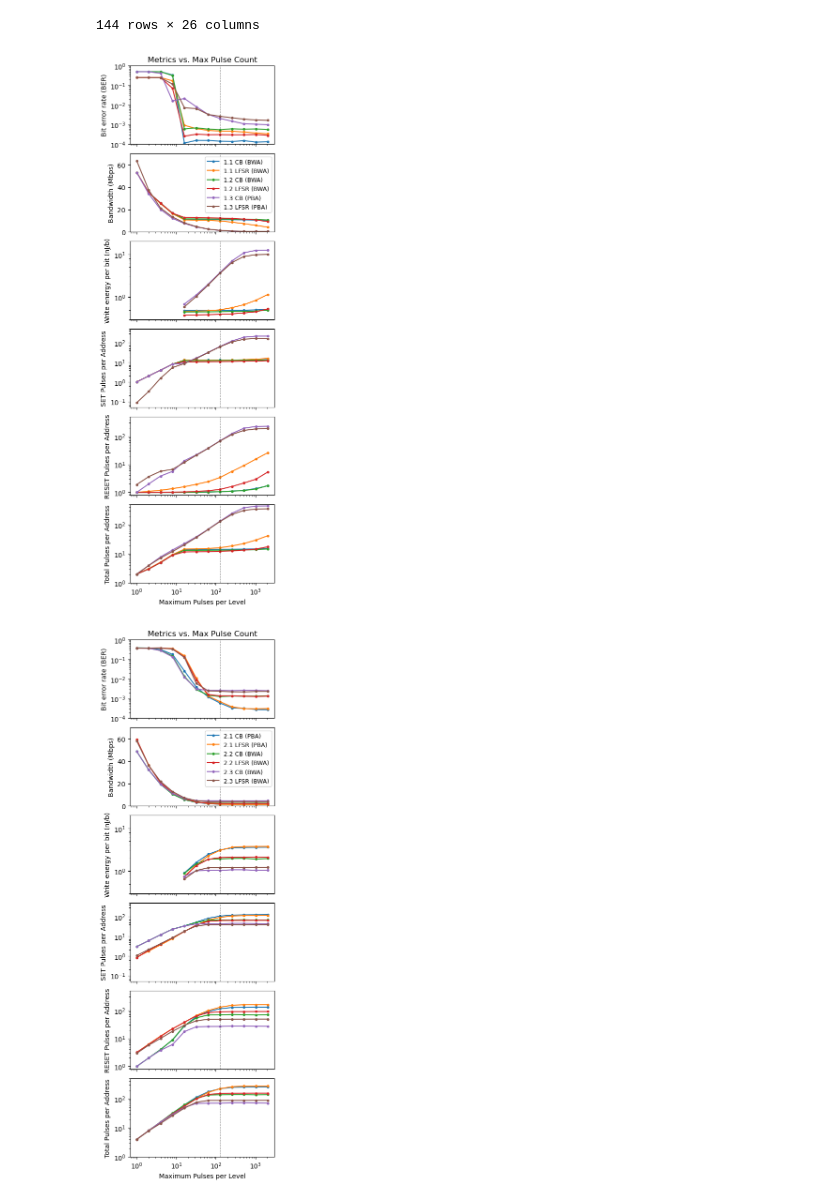
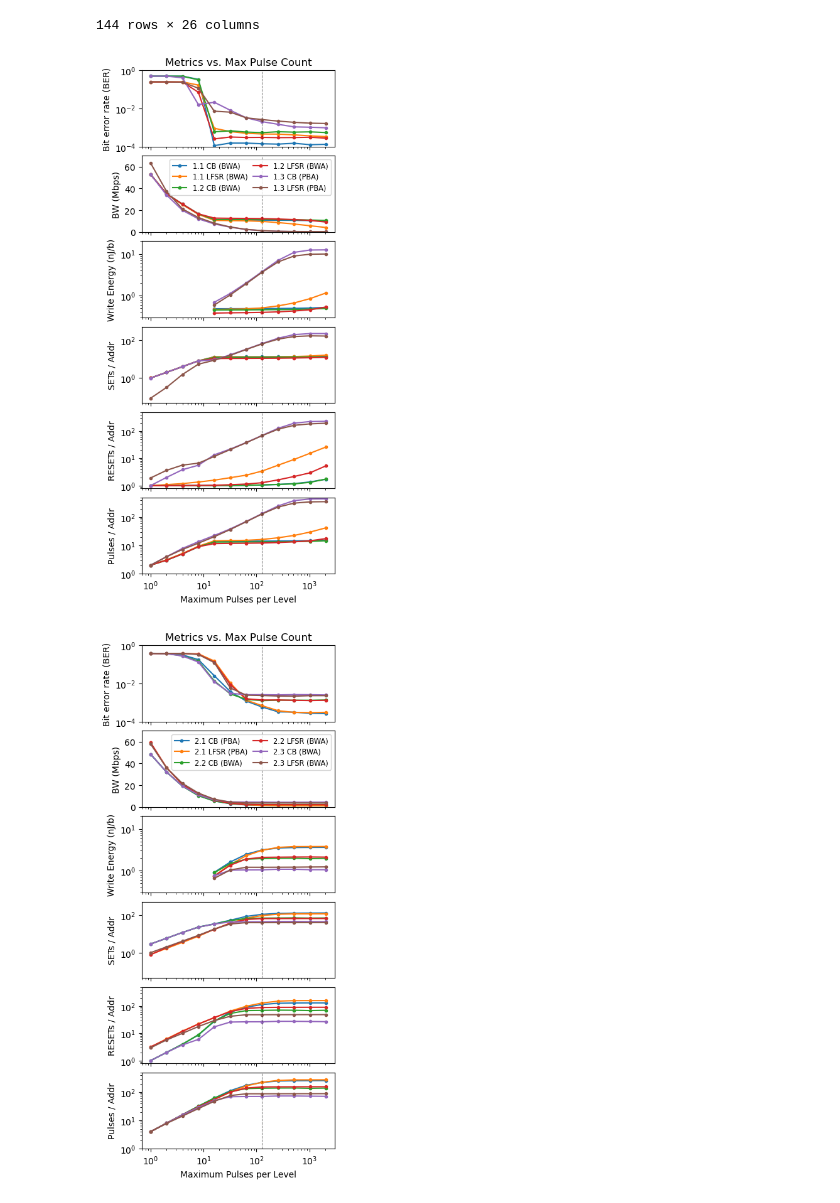
Before and after one commit to akashlevy/ember-python, a Jupyter notebook: opt/analysis.ipynb, the cells around one changed output. Drawn from its saved outputs; the diff is of its cells as text; code cells hidden in the pictures.

```diff
--- a/opt/analysis.ipynb
+++ b/opt/analysis.ipynb
@@ -135,7 +135,7 @@ data
 # Plot write BER tradeoff vs. attempts
 nplots = 6
 for bpc in range(1,3):
-  fig, axs = plt.subplots(nplots, 1, figsize=(4,nplots*2), sharex=True)
+  fig, axs = plt.subplots(nplots, 1, figsize=(4,nplots*1.5), sharex=True)
   for (bpc, alias), d in data[data["bpc"] == bpc].groupby(["bpc", "name"]):
     plt.xlabel("Maximum Pulses per Level")
     plt.xscale("log")
@@ -144,46 +144,46 @@ for bpc in range(1,3):
     axs[0].plot(d["att"], d["ber"], ".-", label=alias)
     axs[0].set_ylim(1e-4, 1)
 
-    axs[1].set_ylabel("Bandwidth (Mbps)")
+    axs[1].set_ylabel("BW (Mbps)")
     axs[1].plot(d["att"], d["bw"]/1e6, ".-", label=alias)
     axs[1].set_ylim(0, 70)
 
-    axs[2].set_ylabel("Write energy per bit (nJ/b)")
+    axs[2].set_ylabel("Write Energy (nJ/b)")
     axs[2].plot(d["att"], d["energy_per_bit"]*1e9, ".-", label=alias)
     axs[2].set_ylim(3e-1, 20)
 
-    axs[3].set_ylabel("SET Pulses per Address")
+    axs[3].set_ylabel("SETs / Addr")
     axs[3].plot(d["att"], d["sets"]/d["successes"], ".-", label=alias)
     axs[3].set_ylim(5e-2, 500)
 
-    axs[4].set_ylabel("RESET Pulses per Address")
+    axs[4].set_ylabel("RESETs / Addr")
     axs[4].plot(d["att"], d["resets"]/d["successes"], ".-", label=alias)
     axs[4].set_ylim(8e-1, 500)
 
-    axs[5].set_ylabel("Total Pulses per Address")
+    axs[5].set_ylabel("Pulses / Addr")
     axs[5].plot(d["att"], (d["sets"] + d["resets"])/d["successes"], ".-", label=alias)
     axs[5].set_ylim(1, 500)
 
     # axs[6].set_ylabel("SET Pulses per Cell")
     # axs[6].plot(d["att"], d["set_bits"]/d["cells"], ".-", label=alias)
 
     # axs[7].set_ylabel("RESET Pulses per Cell")
     # axs[7].plot(d["att"], d["reset_bits"]/d["cells"], ".-", label=alias)
 
     # axs[8].set_ylabel("Total Pulses per Cell")
     # axs[8].plot(d["att"], (d["set_bits"] + d["reset_bits"])/d["cells"], ".-", label=alias)
   for i in range(nplots):
     if i != 1:
       axs[i].set_yscale("log")
     axs[i].axvline(128, color="black", linestyle="--", linewidth=0.75, alpha=0.5)
-  axs[1].legend(fontsize=9)
+  axs[1].legend(fontsize=8.2, ncol=2, columnspacing=0.8)
   plt.tight_layout()
   plt.subplots_adjust(hspace=0.12)
   plt.savefig(f"../analysis/figs/{bpc}bpc_metrics.pdf")
   plt.show()
 # %% [output]
-[figure, old version]
+[figure, new version]
-[figure, old version]
+[figure, new version]
 # %%
 # Plot energy vs. bandwidth to show correlation
 for bpc in range(1, 3):
```
Also changed, not shown: parts of 4 cells of this notebook, 21 other files.
